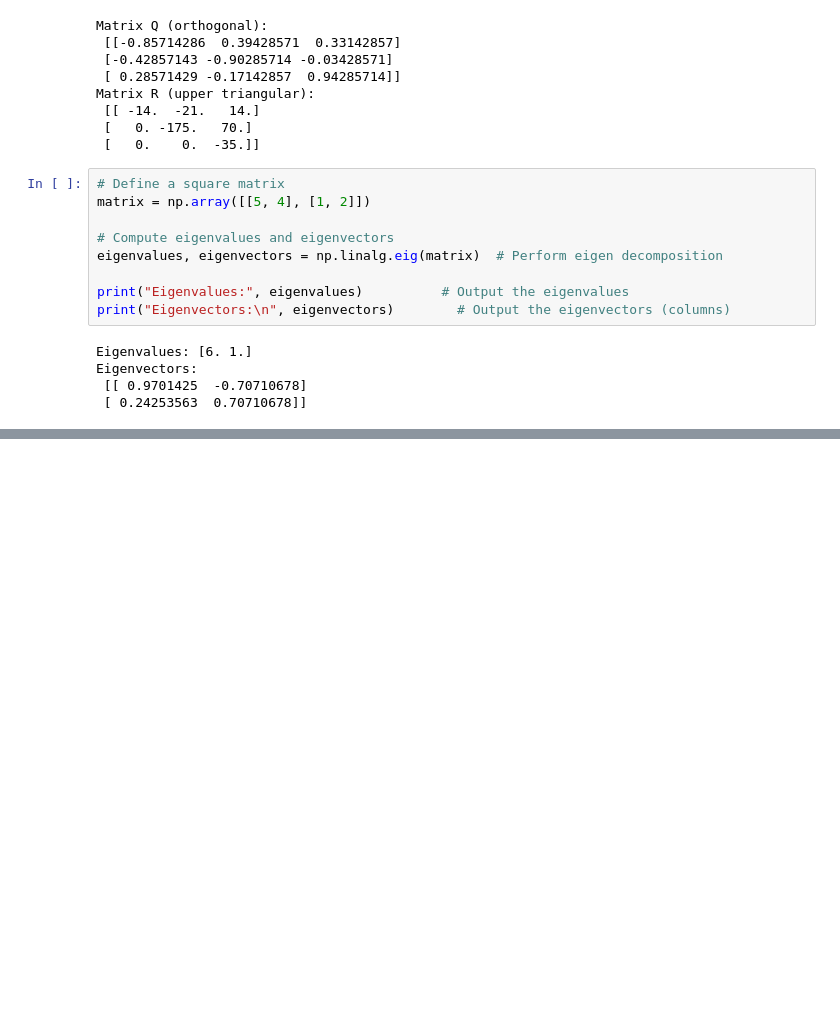
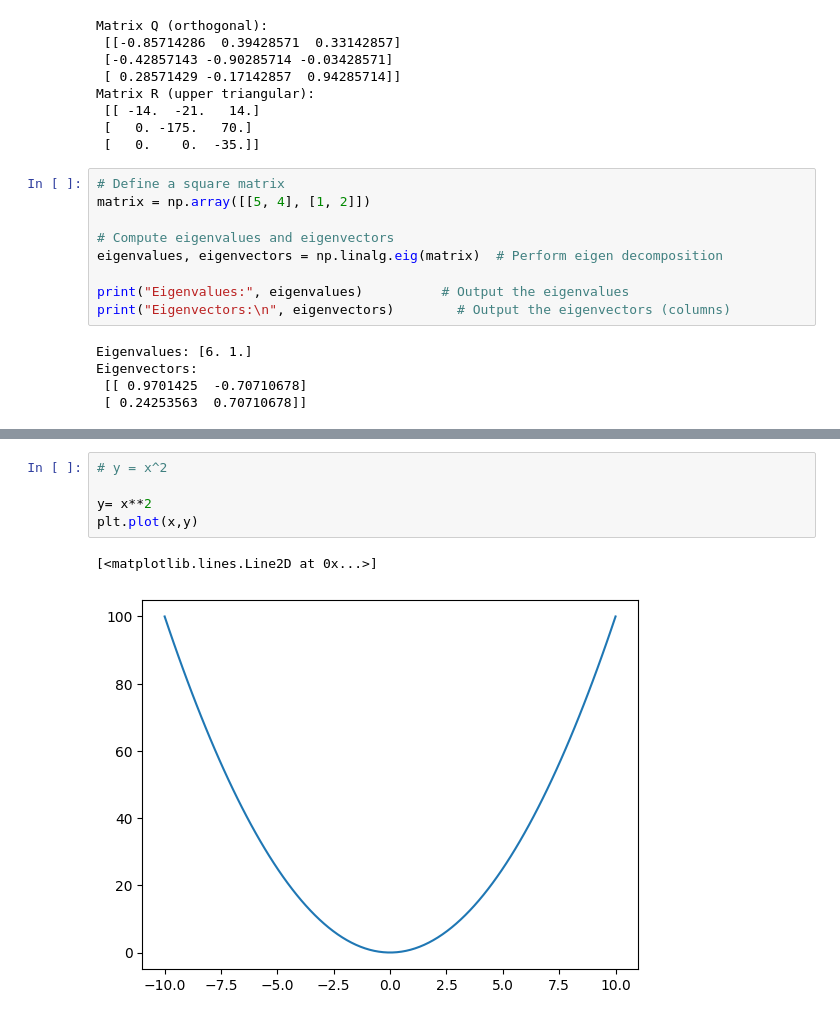
Before and after one commit to ayeshasaddiqa123/PYTHON, a Jupyter notebook: PYTHON_LIBRARIES/numpy.ipynb, the cells around one changed output, grey strips where cells are left out. Saved outputs shown, nothing was run; the diff lists cells and outputs as text; blank space fills up the shorter version.

```diff
--- a/PYTHON_LIBRARIES/numpy.ipynb
+++ b/PYTHON_LIBRARIES/numpy.ipynb
@@ -494,0 +936,8 @@ Eigenvectors:
+# %%
+# y = x^2
+
+y= x**2
+plt.plot(x,y)
+# %% [output]
+[<matplotlib.lines.Line2D at 0x...>]
+[figure, added]
```
Also changed, not shown: parts of 134 cells of this notebook, 39 other files.
